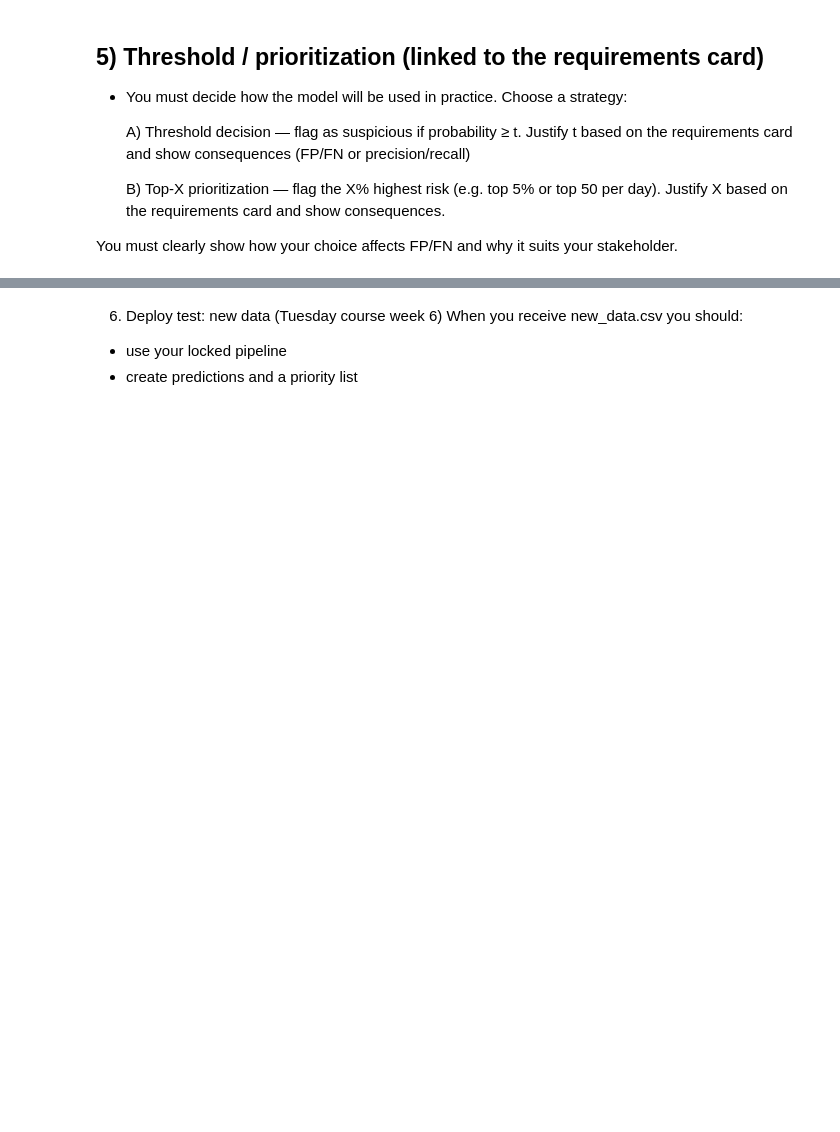
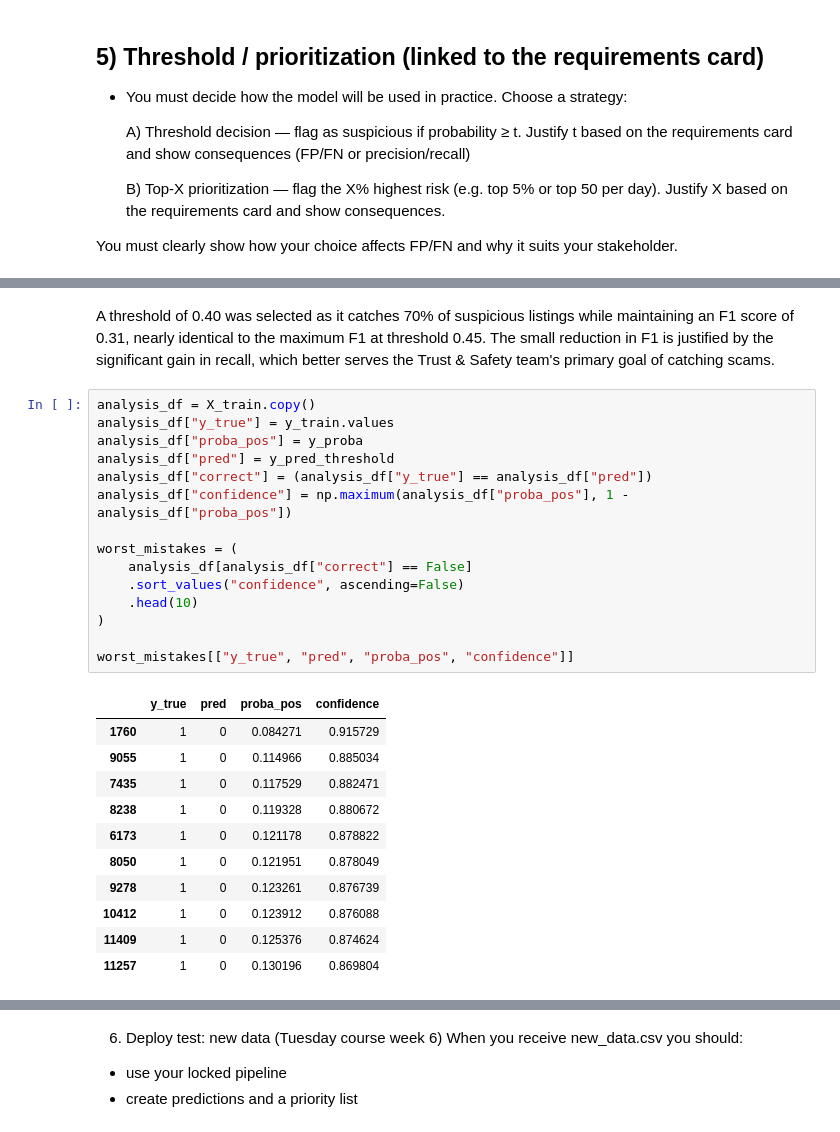
Before and after one commit to IreneGrisenti/Marketplace_Safety_Scam_detection, a Jupyter notebook: Notebooks/scam_detection_model.ipynb, the cells around one changed output, grey strips where cells are left out. Saved outputs shown, nothing was run; the diff lists cells and outputs as text; blank space fills up the shorter version.

```diff
--- a/Notebooks/scam_detection_model.ipynb
+++ b/Notebooks/scam_detection_model.ipynb
@@ -476,0 +520,29 @@ You must clearly show how your choice affects FP/FN and why it suits your stakeh
+# %% [markdown]
+A threshold of 0.40 was selected as it catches 70% of suspicious listings while maintaining an F1 score of 0.31, nearly identical to the maximum F1 at threshold 0.45. The small reduction in F1 is justified by the significant gain in recall, which better serves the Trust & Safety team's primary goal of catching scams.
+# %%
+analysis_df = X_train.copy()
+analysis_df["y_true"] = y_train.values
+analysis_df["proba_pos"] = y_proba
+analysis_df["pred"] = y_pred_threshold
+analysis_df["correct"] = (analysis_df["y_true"] == analysis_df["pred"])
+analysis_df["confidence"] = np.maximum(analysis_df["proba_pos"], 1 - analysis_df["proba_pos"])
+
+worst_mistakes = (
+    analysis_df[analysis_df["correct"] == False]
+    .sort_values("confidence", ascending=False)
+    .head(10)
+)
+
+worst_mistakes[["y_true", "pred", "proba_pos", "confidence"]]
+# %% [output]
+|  | y_true | pred | proba_pos | confidence |
+| 1760 | 1 | 0 | 0.084271 | 0.915729 |
+| 9055 | 1 | 0 | 0.114966 | 0.885034 |
+| 7435 | 1 | 0 | 0.117529 | 0.882471 |
+| 8238 | 1 | 0 | 0.119328 | 0.880672 |
+| 6173 | 1 | 0 | 0.121178 | 0.878822 |
+| 8050 | 1 | 0 | 0.121951 | 0.878049 |
+| 9278 | 1 | 0 | 0.123261 | 0.876739 |
+| 10412 | 1 | 0 | 0.123912 | 0.876088 |
+| 11409 | 1 | 0 | 0.125376 | 0.874624 |
+| 11257 | 1 | 0 | 0.130196 | 0.869804 |
```
Also changed, not shown: parts of 4 cells of this notebook, 1 other file.
